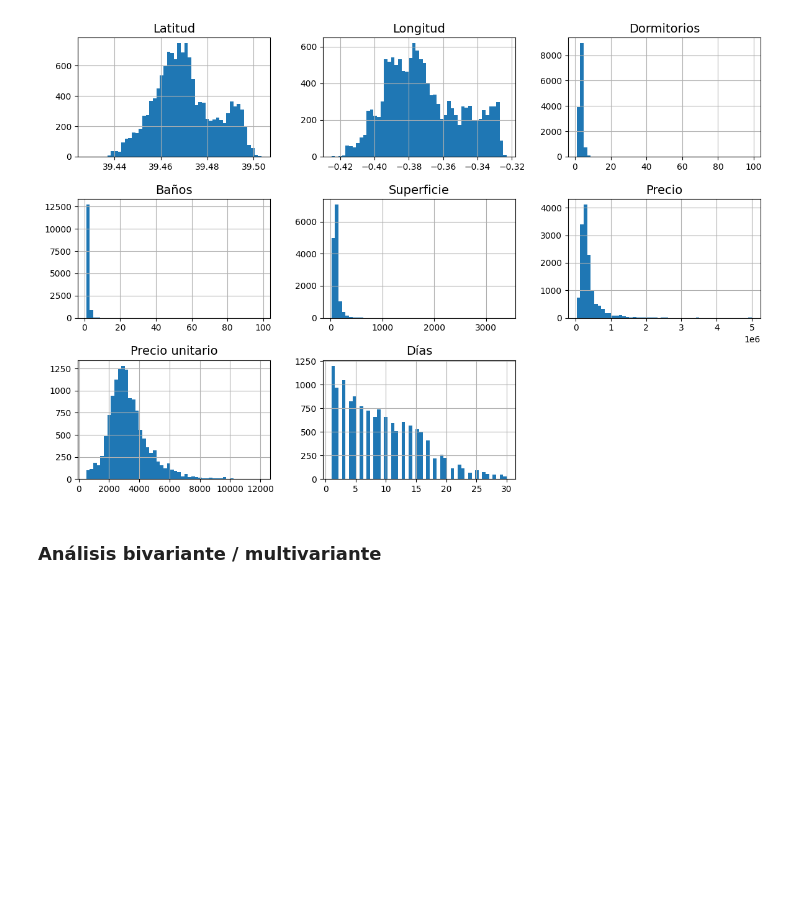
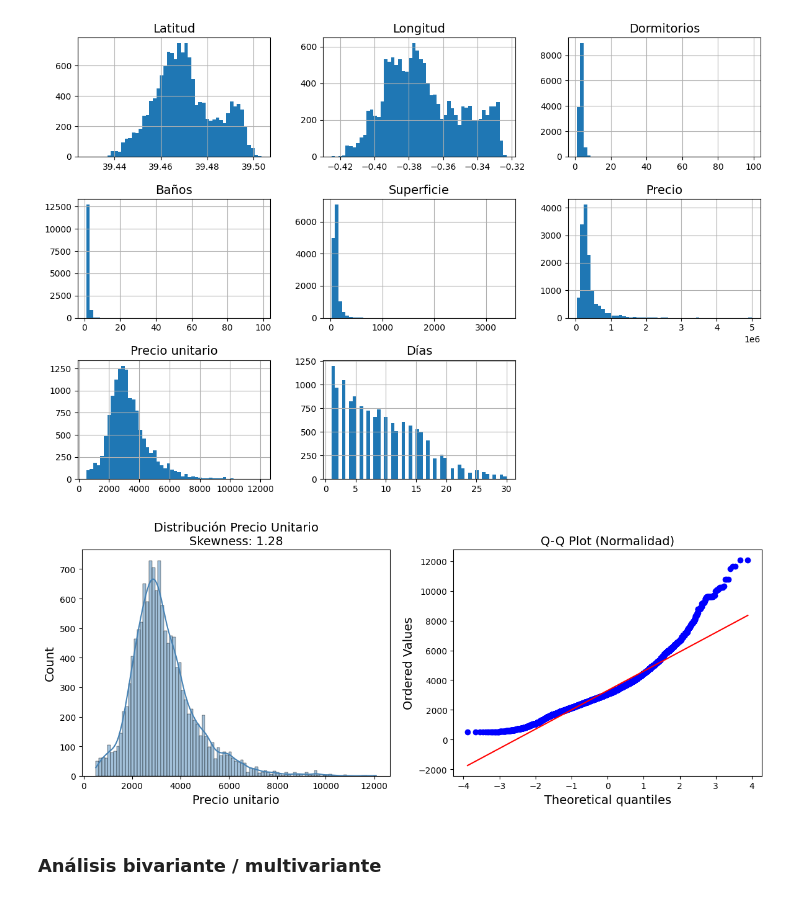
Before and after one commit to Apriroca/ML_Prediccion_Vivienda_Valencia, a Jupyter notebook: main.ipynb, the cells around one changed output. Cells and saved outputs as stored; diff of their text form; code cells hidden in the pictures; blank space fills up the shorter version.

```diff
--- a/main.ipynb
+++ b/main.ipynb
@@ -162,6 +172,20 @@ plt.tight_layout()
 plt.show()
 # %% [output]
 [figure]
+# %%
+# Distribución del target con Q-Q plot para verificar normalidad
+fig, axes = plt.subplots(1, 2, figsize=(12, 5))
+
+sns.histplot(train_set['Precio unitario'], kde=True, color='steelblue', ax=axes[0])
+axes[0].set_title(f'Distribución Precio Unitario\nSkewness: {train_set["Precio unitario"].skew():.2f}')
+
+stats.probplot(train_set['Precio unitario'], plot=axes[1])
+axes[1].set_title('Q-Q Plot (Normalidad)')
+
+plt.tight_layout()
+plt.show()
+# %% [output]
+[figure, added]
 # %% [markdown]
 ### Análisis bivariante / multivariante
 # %%
```
Also changed, not shown: parts of 51 cells of this notebook, 2 other files.
